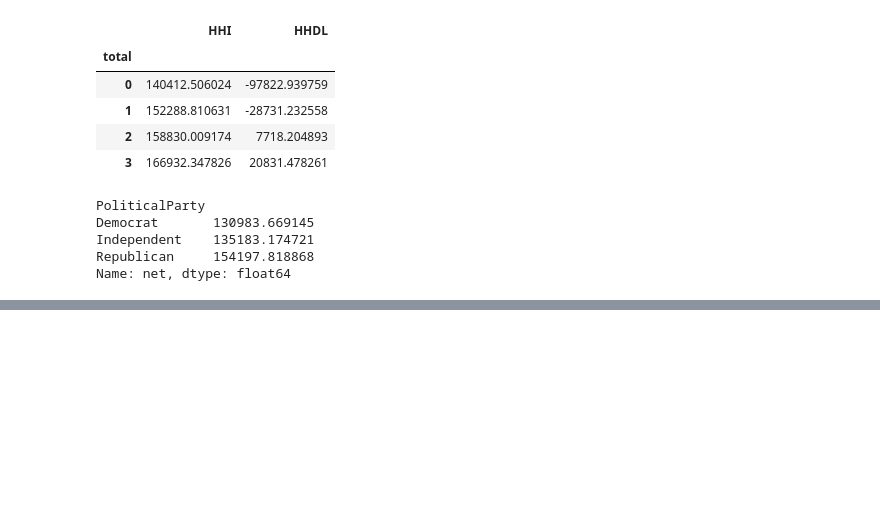
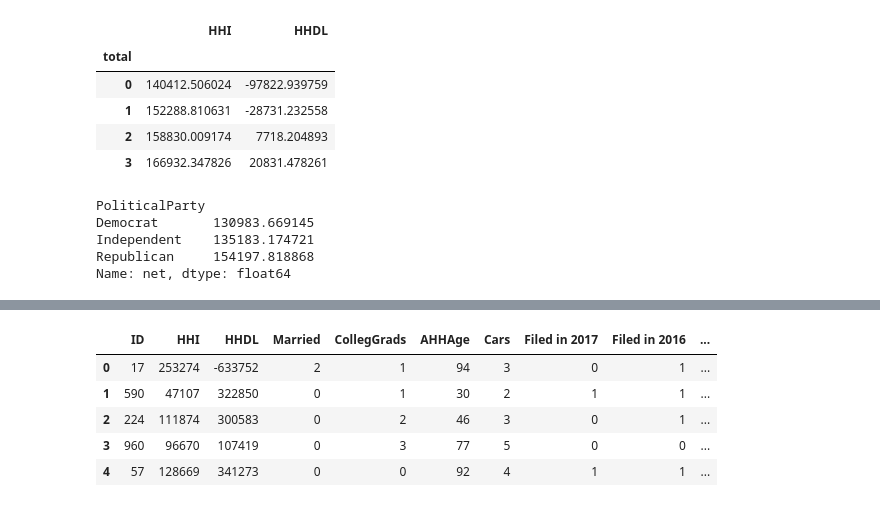
Before and after one commit to kundank191/Hacktoberfest22, a Jupyter notebook: Overall ML/ML.ipynb, the cells around one changed output, grey strips where cells are left out. Cells and saved outputs as stored; diff of their text form; code cells hidden in the pictures; blank space fills up the shorter version.

```diff
--- a/Overall ML/ML.ipynb
+++ b/Overall ML/ML.ipynb
@@ -137,0 +188,11 @@ TypeError: fit_transform() missing 1 required positional argument: 'y'
+# %%
+test = pd.read_csv('https://raw.githubusercontent.com/dphi-official/Datasets/master/tax_payers/test_set_label.csv')
+test = test.rename(columns={'Unnamed: 0':'ID'})
+test.head()
+# %% [output]
+|  | ID | HHI | HHDL | Married | CollegGrads | AHHAge | Cars | Filed in 2017 | Filed in 2016 | ... |
+| 0 | 17 | 253274 | -633752 | 2 | 1 | 94 | 3 | 0 | 1 | ... |
+| 1 | 590 | 47107 | 322850 | 0 | 1 | 30 | 2 | 1 | 1 | ... |
+| 2 | 224 | 111874 | 300583 | 0 | 2 | 46 | 3 | 0 | 1 | ... |
+| 3 | 960 | 96670 | 107419 | 0 | 3 | 77 | 5 | 0 | 0 | ... |
+| 4 | 57 | 128669 | 341273 | 0 | 0 | 92 | 4 | 1 | 1 | ... |
```
Also changed, not shown: parts of 9 cells of this notebook, 1 other file.
